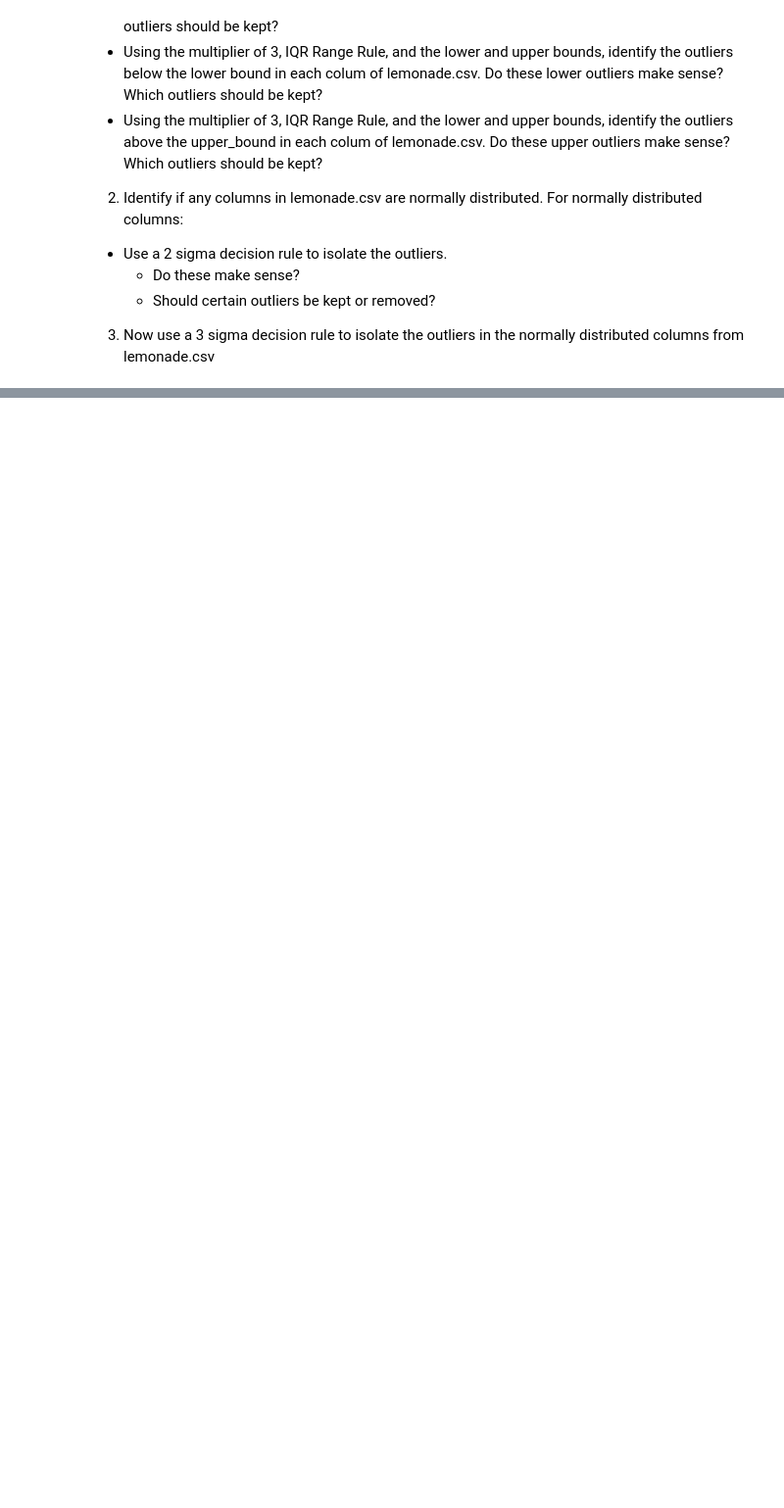
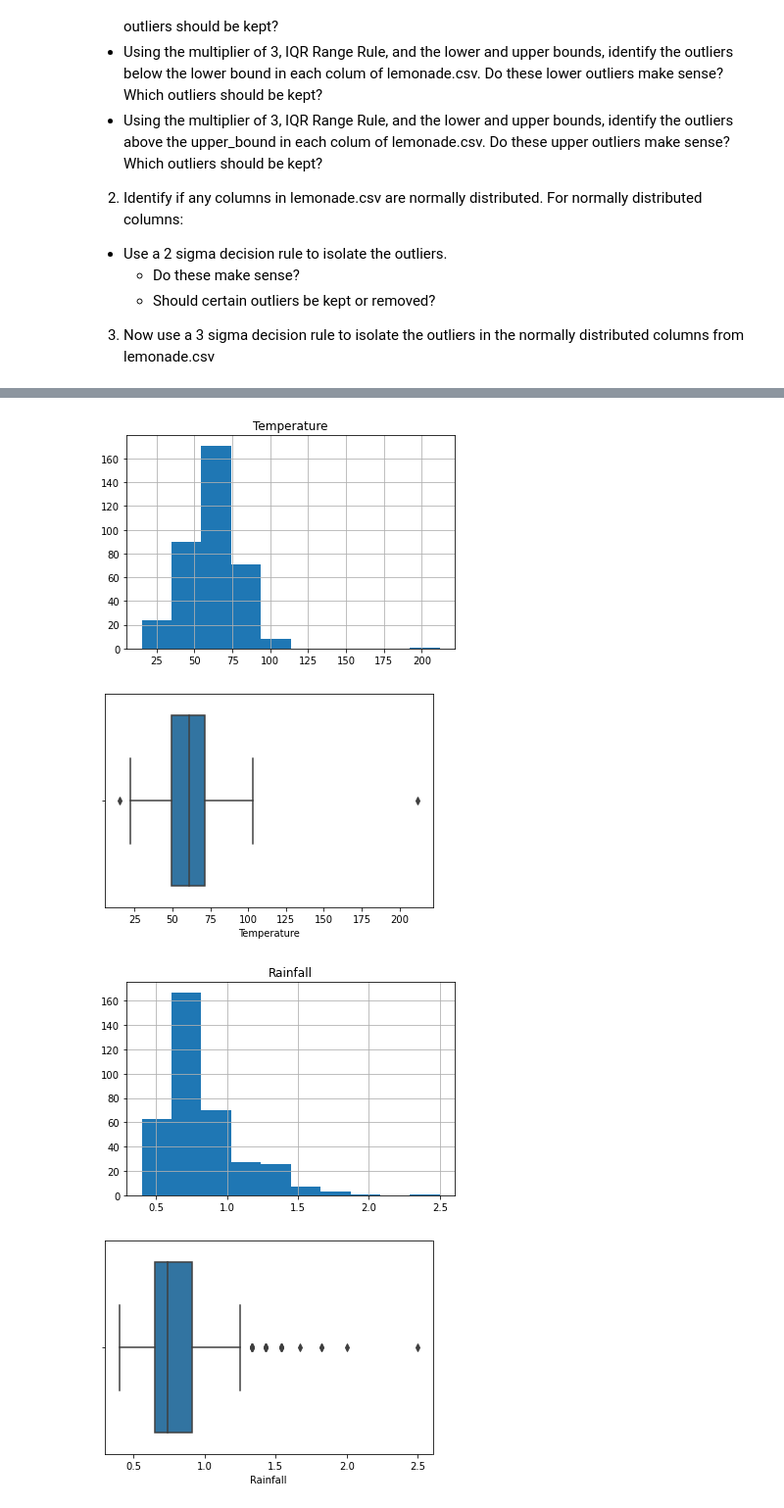
Before and after one commit to LinhQuach13/anomaly-detection-exercises, a Jupyter notebook: continuous_probabilistic_methods.ipynb, the cells around one changed output, grey strips where cells are left out. Shown: that part at 98% size. Saved outputs shown, nothing was run; the diff lists cells and outputs as text; code cells hidden in the pictures; blank space fills up the shorter version.

```diff
--- a/continuous_probabilistic_methods.ipynb
+++ b/continuous_probabilistic_methods.ipynb
@@ -19,0 +436,14 @@
+# %%
+#Looking at distribution plots for columns
+for col in lemonade_df.columns:
+    if np.issubdtype(lemonade_df[col].dtype, np.number):
+        lemonade_df[col].hist()
+        plt.title(col)
+        plt.show()
+        sns.boxplot(data=lemonade_df, x=col)
+        plt.show()
+# %% [output]
+[figure, added]
+[figure, added]
+[figure, added]
+[figure, added]
```
Also changed, not shown: parts of 17 cells of this notebook.
